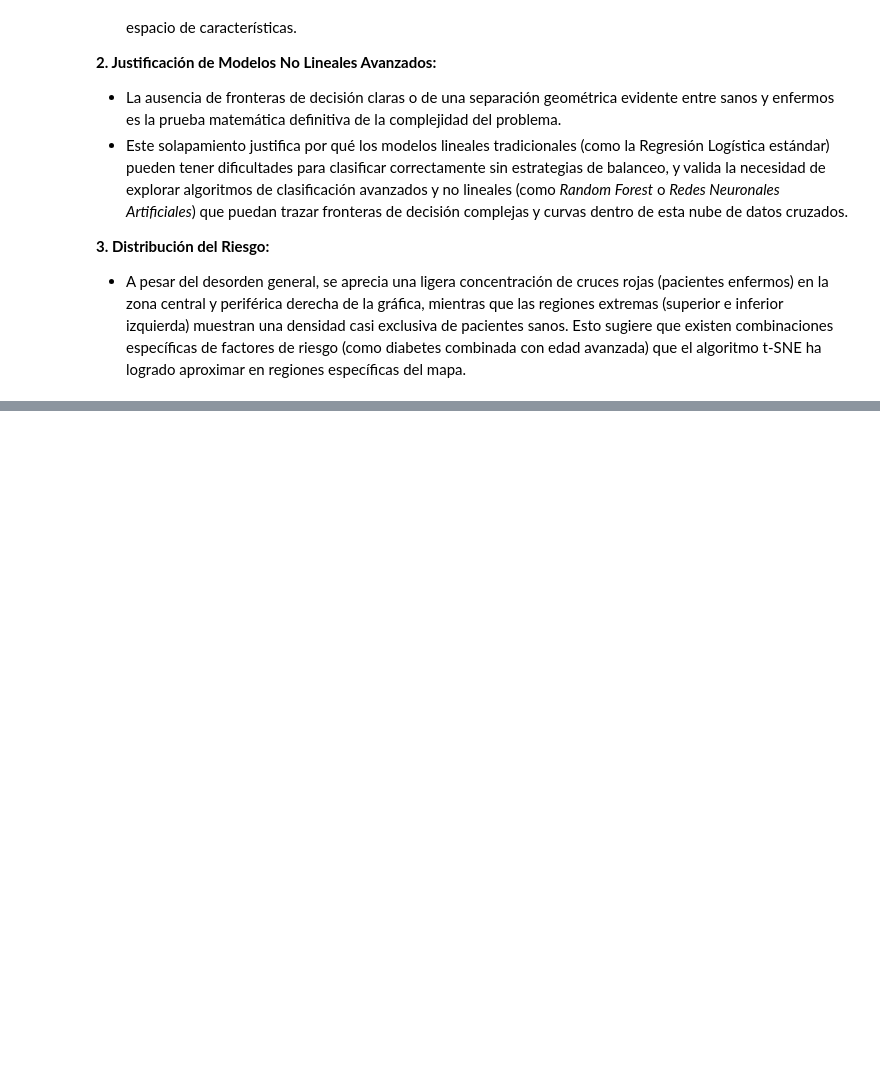
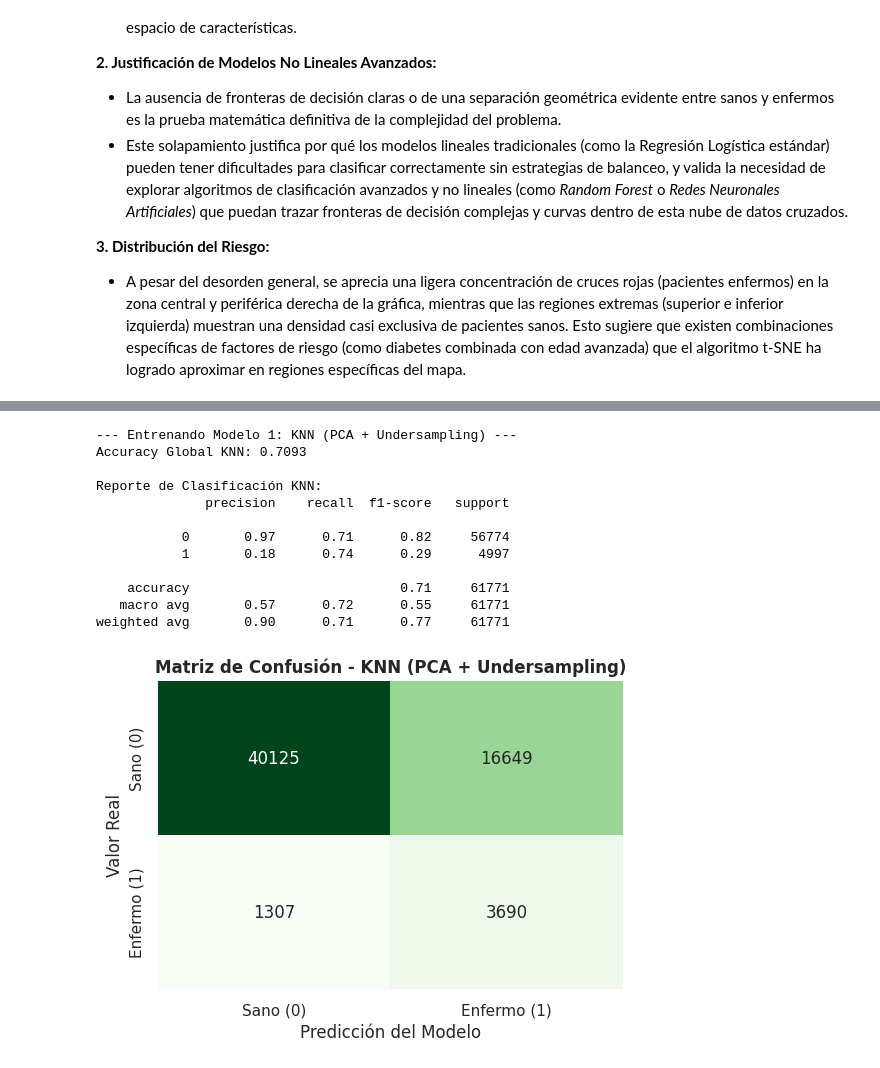
Before and after one commit to jjimper/ProyectoIACOM, a Jupyter notebook: Trabajo.ipynb, the cells around one changed output, grey strips where cells are left out. Drawn from its saved outputs; the diff is of its cells as text; code cells hidden in the pictures; blank space fills up the shorter version.

```diff
--- a/Trabajo.ipynb
+++ b/Trabajo.ipynb
@@ -614,17 +598,16 @@ print("-> ¡Dataset reducido y listo para el entrenamiento de modelos!")
 # %%
-from sklearn.decomposition import PCA
-from sklearn.preprocessing import StandardScaler
+# from sklearn.decomposition import PCA
 
-# 1. Escalamos los datos correctamente para evitar Data Leakage
-scaler = StandardScaler()
-X_train_scaled = scaler.fit_transform(X_train)
-X_test_scaled = scaler.transform(X_test)
+print(f"--- Aplicando Reducción Dimensional PCA (27 Componentes) ---")
 
-# 2. Aplicamos PCA entrenando únicamente con el conjunto de entrenamiento
-pca = PCA(n_components=17, random_state=42)
+# Aplicamos PCA entrenando únicamente con el conjunto de entrenamiento (ya escalado previamente)
+pca = PCA(n_components=27, random_state=42)
+
+# Transformamos los datos
 X_train_pca = pca.fit_transform(X_train_scaled)
 X_test_pca = pca.transform(X_test_scaled)
 
-print("--- PCA completado de forma metodológicamente correcta ---")
-print(f"Dimensiones de X_train transformado con PCA: {X_train_pca.shape}")
+print("-> PCA completado de forma metodológicamente correcta.")
+print(f"-> Dimensiones de X_train transformado con PCA: {X_train_pca.shape}")
+print(f"-> Dimensiones de X_test transformado con PCA: {X_test_pca.shape}")
 # %% [output]
@@ -1275,0 +696,60 @@ weighted avg       0.91      0.73      0.79     61771
+# %%
+from sklearn.neighbors import KNeighborsClassifier
+from sklearn.metrics import accuracy_score, classification_report, confusion_matrix
+import seaborn as sns
+import matplotlib.pyplot as plt
+import numpy as np
+
+print("--- Entrenando Modelo 1: KNN (PCA + Undersampling) ---")
+
+# 1. Convertimos y_train a array numpy para evitar errores de índices
+y_train_arr = np.array(y_train)
+
+# 2. Localizamos los índices de las clases
+indices_sanos = np.where(y_train_arr == 0)[0]
+indices_enfermos = np.where(y_train_arr == 1)[0]
+
+# 3. Aplicamos Undersampling: Tomamos una muestra aleatoria de sanos igual al tamaño de enfermos
+np.random.seed(42)
+indices_sanos_recortados = np.random.choice(indices_sanos, size=len(indices_enfermos), replace=False)
+
+# Unimos los índices para crear nuestro dataset de entrenamiento balanceado (50% / 50%)
+indices_balanceados = np.concatenate([indices_enfermos, indices_sanos_recortados])
+
+# 4. Filtramos las matrices de entrenamiento transformadas por PCA
+X_train_knn_bal = X_train_pca[indices_balanceados]
+y_train_knn_bal = y_train_arr[indices_balanceados]
+
+# 5. Inicializamos y entrenamos el KNN
+modelo_knn = KNeighborsClassifier(n_neighbors=5, n_jobs=-1)
+modelo_knn.fit(X_train_knn_bal, y_train_knn_bal)
+
+# 6. Evaluamos el modelo sobre el conjunto de TEST completo (con PCA)
+y_pred_knn = modelo_knn.predict(X_test_pca)
+
+# --- Evaluación ---
+print(f"Accuracy Global KNN: {accuracy_score(y_test, y_pred_knn):.4f}\n")
+print("Reporte de Clasificación KNN:")
+print(classification_report(y_test, y_pred_knn))
+
+plt.figure(figsize=(6, 4))
+sns.heatmap(confusion_matrix(y_test, y_pred_knn), annot=True, fmt='d', cmap='Greens', cbar=False,
+            xticklabels=['Sano (0)', 'Enfermo (1)'], yticklabels=['Sano (0)', 'Enfermo (1)'])
+plt.title('Matriz de Confusión - KNN (PCA + Undersampling)', fontweight='bold')
+plt.ylabel('Valor Real')
+plt.xlabel('Predicción del Modelo')
+plt.show()
+# %% [output]
+--- Entrenando Modelo 1: KNN (PCA + Undersampling) ---
+Accuracy Global KNN: 0.7093
+
+Reporte de Clasificación KNN:
+              precision    recall  f1-score   support
+
+           0       0.97      0.71      0.82     56774
+           1       0.18      0.74      0.29      4997
+
+    accuracy                           0.71     61771
+   macro avg       0.57      0.72      0.55     61771
+weighted avg       0.90      0.71      0.77     61771
+[figure, added]
```
Also changed, not shown: parts of 38 cells of this notebook.
